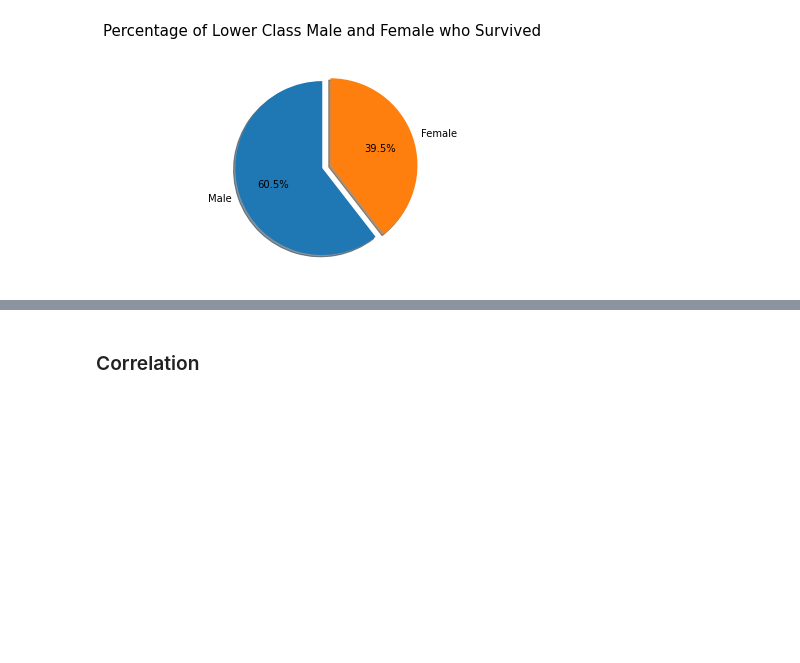
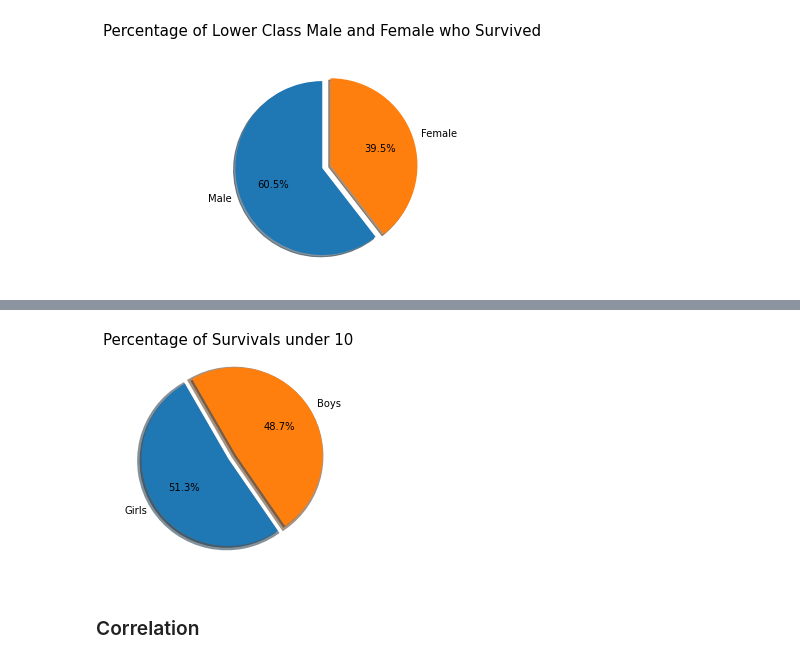
Before and after one commit to Shahrayar123/Titanic_Exploratory_Data_Analysis, a Jupyter notebook: Titanic_EDA.ipynb, the cells around one changed output, grey strips where cells are left out. Cells and saved outputs as stored; diff of their text form; code cells hidden in the pictures; blank space fills up the shorter version.

```diff
--- a/Titanic_EDA.ipynb
+++ b/Titanic_EDA.ipynb
@@ -490,3 +592,15 @@ plt.show()
+# %%
+plt.pie(sur_child, explode=[0,0.1],
+        labels=['Girls','Boys'],
+        autopct='%.1f%%',
+        shadow=1,
+        startangle=120,
+        wedgeprops = {'linewidth': 5})
+
+plt.title('Percentage of Survivals under 10', size=15)
+plt.show()
+# %% [output]
+[figure, added]
 # %% [markdown]
 ### Correlation
 # %%
```
Also changed, not shown: parts of 15 cells of this notebook.
